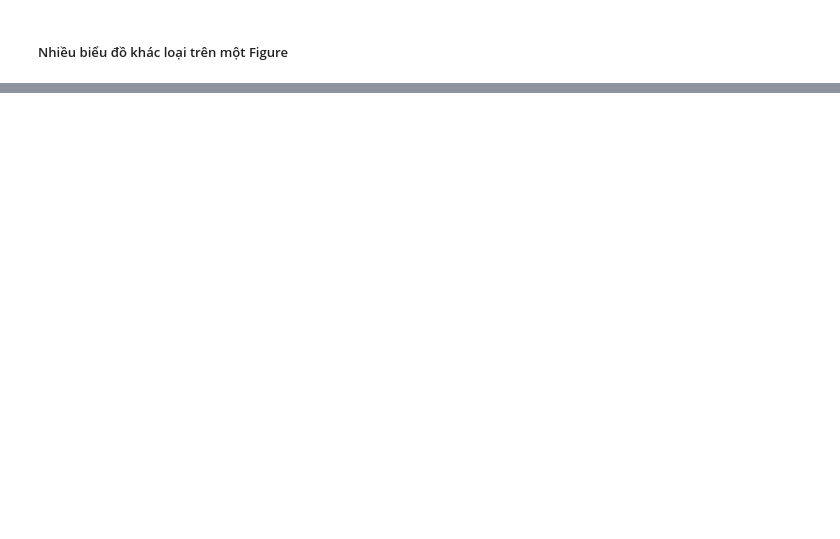
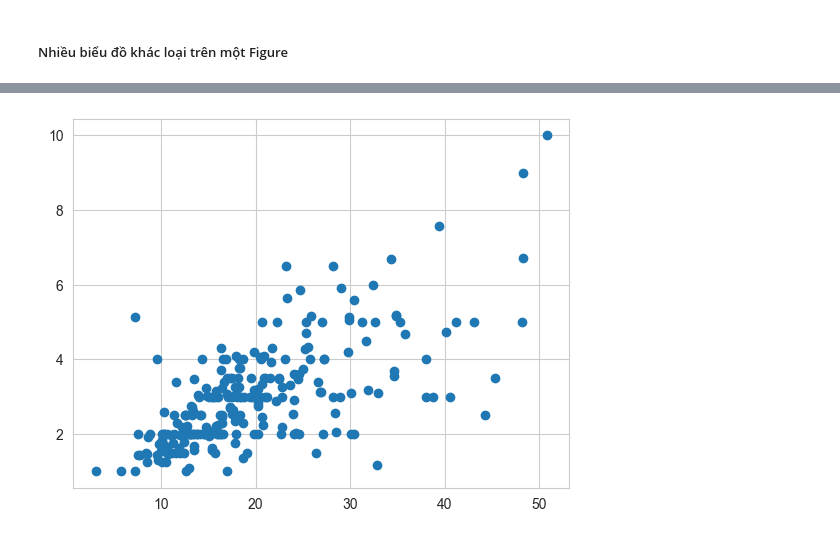
Before and after one commit to BIMSangDQ/BTVN, a Jupyter notebook: 221124_DataVisualization.ipynb, the cells around one changed output, grey strips where cells are left out. Cells and saved outputs as stored; diff of their text form; code cells hidden in the pictures; blank space fills up the shorter version.

```diff
--- a/221124_DataVisualization.ipynb
+++ b/221124_DataVisualization.ipynb
@@ -395,0 +425,5 @@ plt.show()
+# %%
+# Load bộ dữ liệu có sẵn trong seaborn
+
+tips = sns.load_dataset("tips")
+tips.head()
@@ -395,0 +437,8 @@ plt.show()
+# %%
+# styling and themes in Seaborn
+
+plt.scatter(tips.total_bill,tips.tip)
+sns.set_style("whitegrid")
+plt.show()
+# %% [output]
+[figure, added]
```
Also changed, not shown: parts of 67 cells of this notebook, 51 other files.
